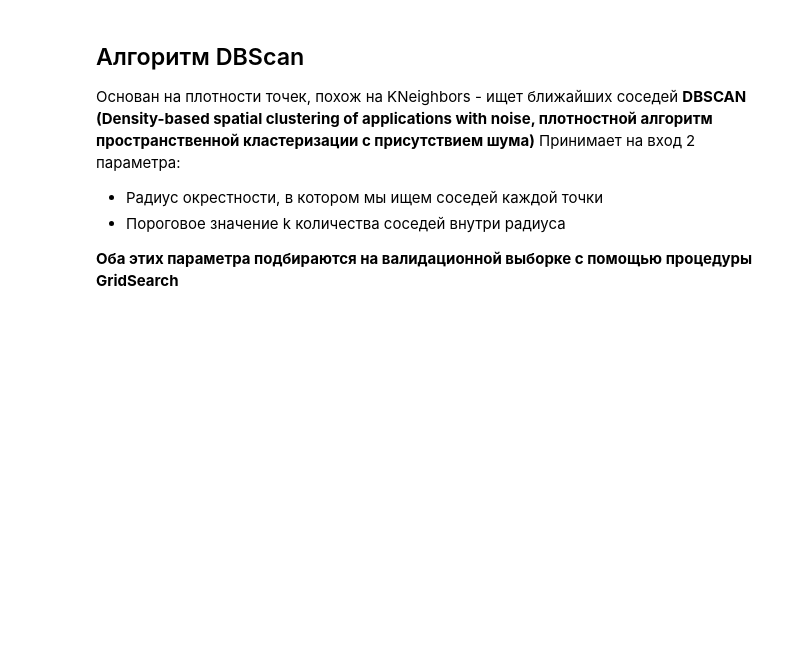
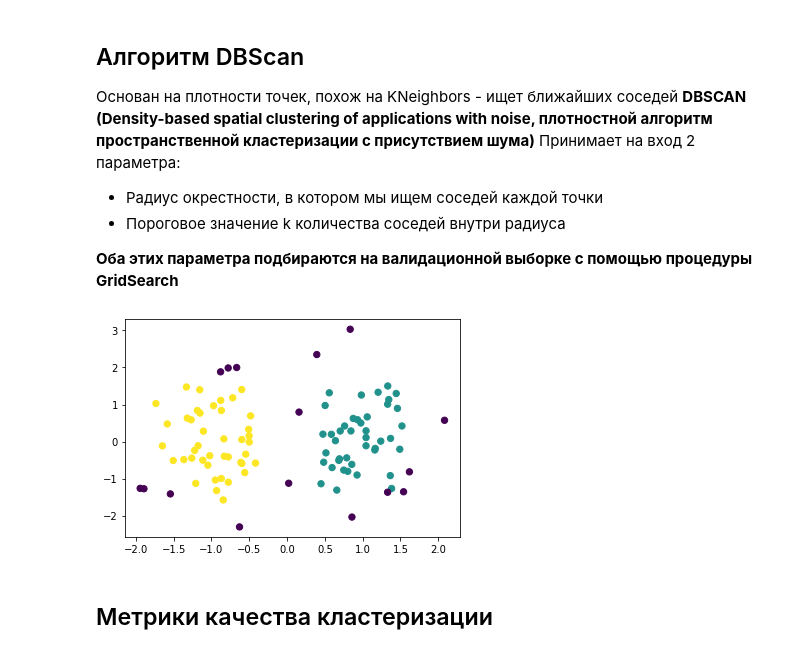
Before and after one commit to he11scream/DS_training, a Jupyter notebook: cluster analysis.ipynb, the cells around one changed output. Cells and saved outputs as stored; diff of their text form; code cells hidden in the pictures; blank space fills up the shorter version.

```diff
--- a/cluster analysis.ipynb
+++ b/cluster analysis.ipynb
@@ -85,3 +85,27 @@ cluster_num 6 metric 49.75
 * Пороговое значение k количества соседей внутри радиуса
 
 **Оба этих параметра подбираются на валидационной выборке с помощью процедуры GridSearch**
+# %%
+import pickle
+import numpy as np
+import matplotlib.pyplot as plt
+%matplotlib inline
+
+with open('clustering.pkl', 'rb') as f:
+    data_clustering = pickle.load(f)
+
+X = np.array(data_clustering['X'])
+Y = np.array(data_clustering['Y'])
+# %%
+from sklearn.cluster import DBSCAN
+#eps - радиус окружности, в которой будут искаться соседи, min_samples - количество соседей. Оба параметр обязательные
+db = DBSCAN(eps=0.6, min_samples=10).fit(X)
+
+core_samples_mask = np.zeros_like(db.labels_, dtype=bool)
+core_samples_mask[db.core_sample_indices_] = True
+# %%
+labels = db.labels_
+plt.scatter(X[:, 0], X[:, 1], s=40, c=labels, marker='o')
+plt.show()
+# %% [output]
+[figure, added]
@@ -87,0 +115,2 @@ cluster_num 6 metric 49.75
+# %% [markdown]
+## Метрики качества кластеризации
```
Also changed, not shown: parts of 9 cells of this notebook, 4 other files.
